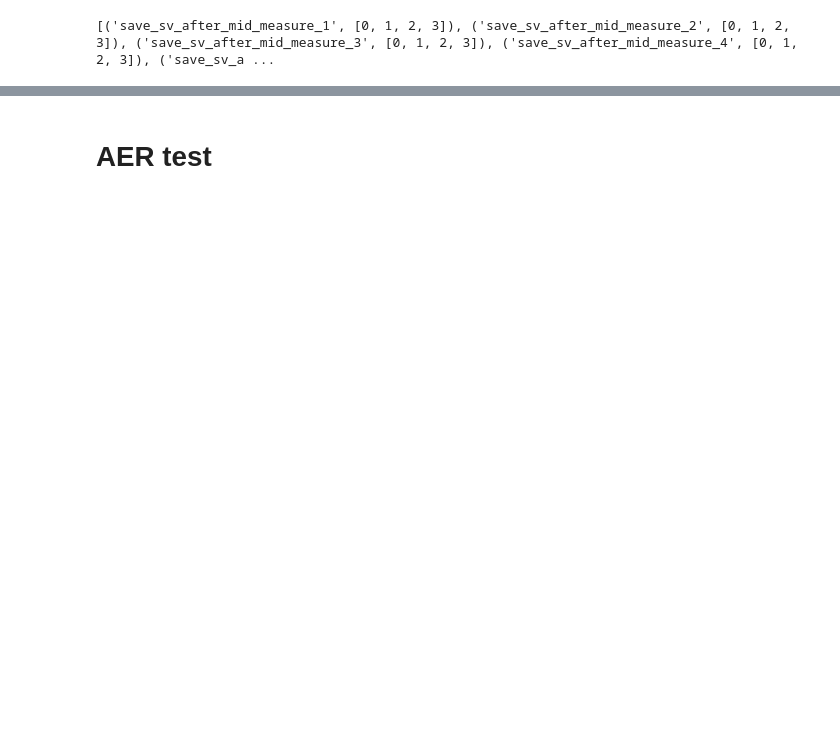
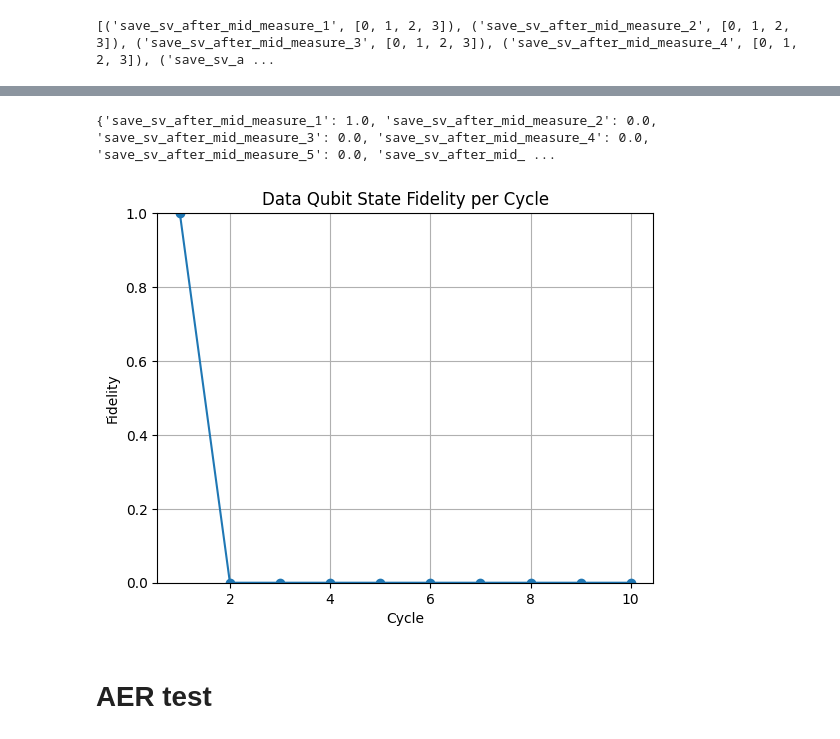
Before and after one commit to CERN-QTI/quantum-gates, a Jupyter notebook: start up and testing/new tests/test_noise_scaling_on_4_q_SC.ipynb, the cells around one changed output, grey strips where cells are left out. Cells and saved outputs as stored; diff of their text form; code cells hidden in the pictures; blank space fills up the shorter version.

```diff
--- a/start up and testing/new tests/test_noise_scaling_on_4_q_SC.ipynb
+++ b/start up and testing/new tests/test_noise_scaling_on_4_q_SC.ipynb
@@ -396,3 +399,44 @@ plt.show()
+# %%
+# test fidelity of just the data qubits (ignore ancilla qubits) by Tracing out ancillas
+data_qubits = [0, 3]   # just for the 4 qubit example
+
+from qiskit.quantum_info import partial_trace, state_fidelity, DensityMatrix
+
+partial_fidelities = {}
+
+for label, sv in org_logical_svs.items():
+    rho_data = partial_trace(
+        sv,
+        [i for i in range(N_q) if i not in data_qubits]
+    )
+    rho_initial = partial_trace(
+        initial_state,
+        [i for i in range(N_q) if i not in data_qubits]
+    )
+
+    partial_fidelities[label] = state_fidelity(
+        rho_initial,
+        rho_data
+    )
+
+print(partial_fidelities)
+# %% [output]
+{'save_sv_after_mid_measure_1': 1.0, 'save_sv_after_mid_measure_2': 0.0, 'save_sv_after_mid_measure_3': 0.0, 'save_sv_after_mid_measure_4': 0.0, 'save_sv_after_mid_measure_5': 0.0, 'save_sv_after_mid_ ...
+# %%
+partial_values = np.array(list(partial_fidelities.values()))
+
+ymin, ymax = partial_values.min(), partial_values.max()
+
+plt.figure()
+plt.plot(cycles_arr, partial_values, marker='o')
+plt.xlabel("Cycle")
+plt.ylabel("Fidelity")
+plt.ylim(ymin, ymax)
+plt.title("Data Qubit State Fidelity per Cycle")
+plt.grid(True)
+plt.show()
+# %% [output]
+[figure, added]
 # %% [markdown]
 # AER test
 # %%
```
Also changed, not shown: parts of 10 cells of this notebook.
